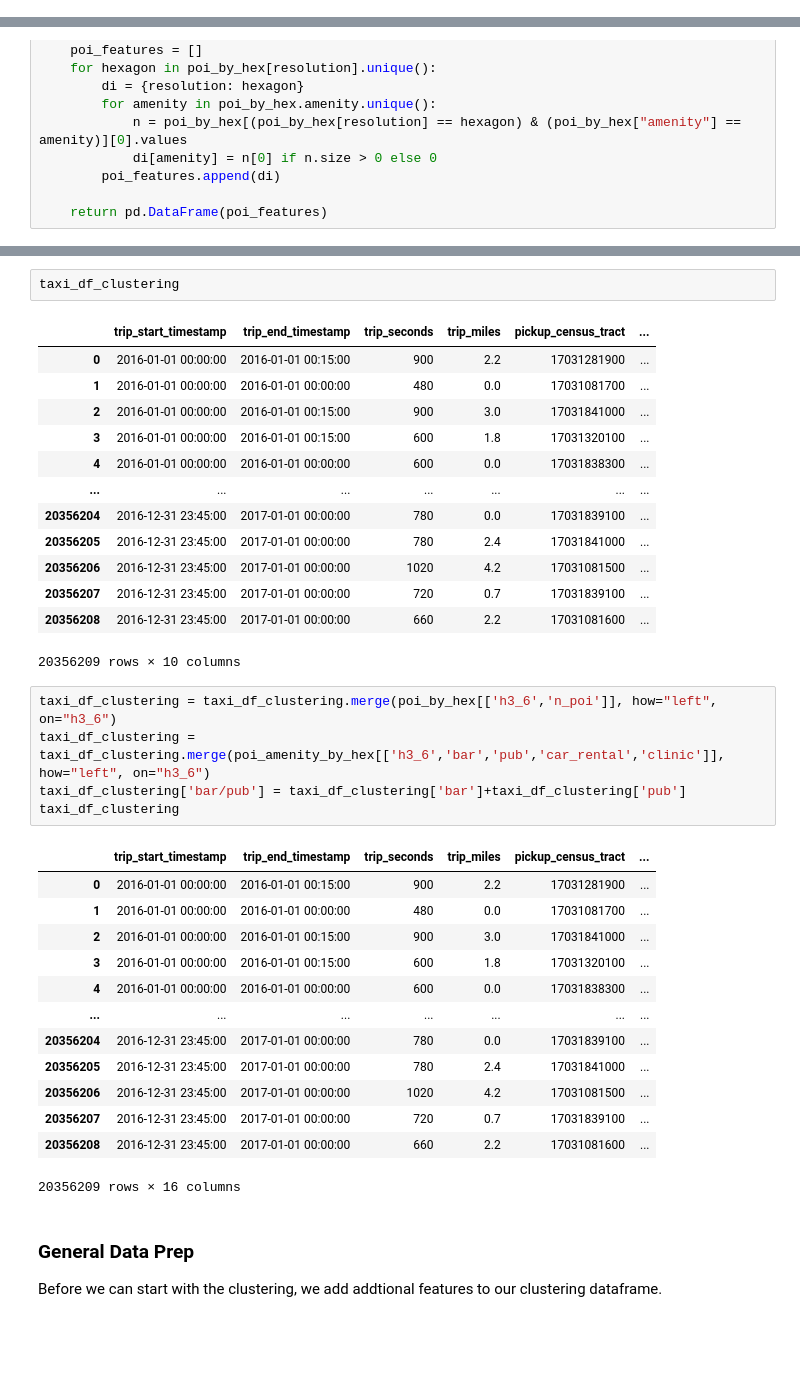
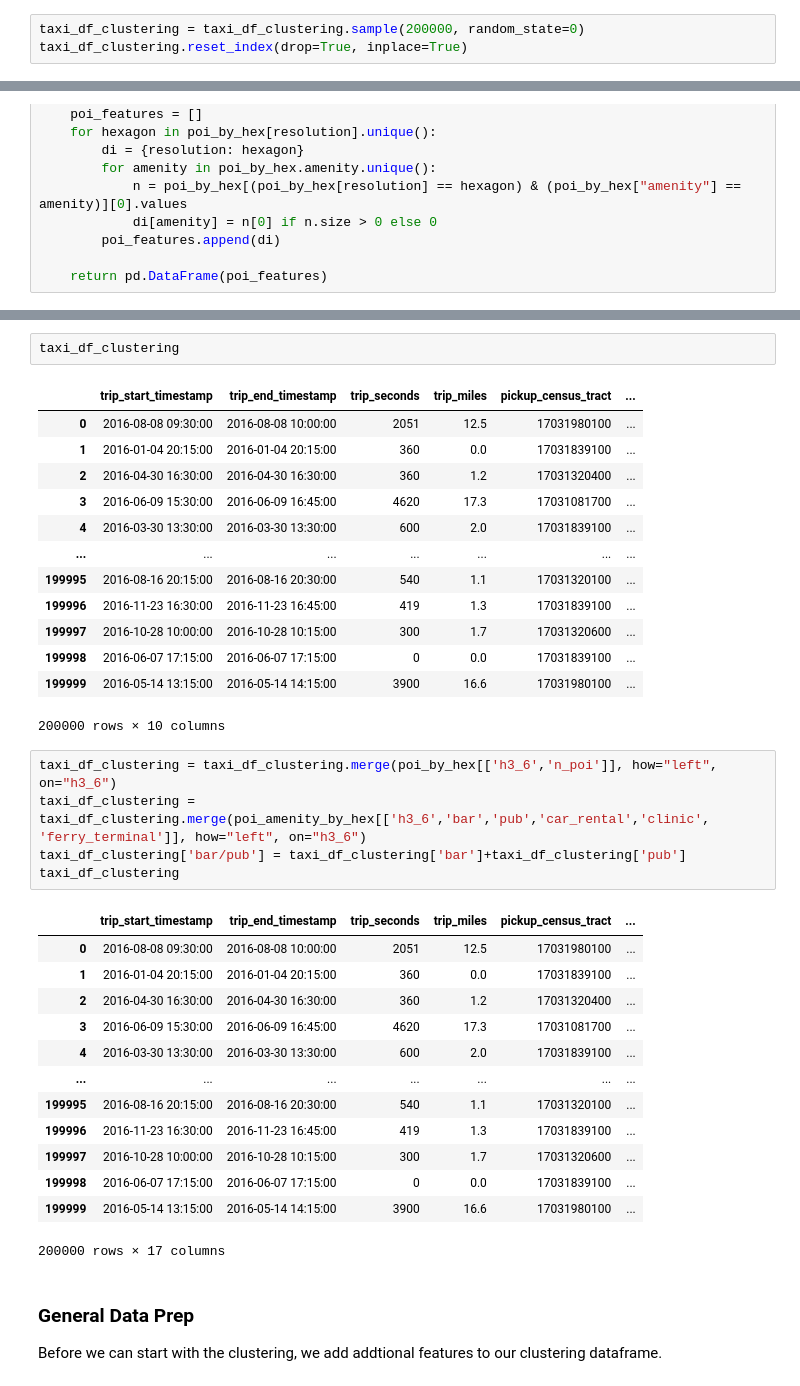
Before and after one commit to yassinehammou27/AAA_intentionally_blank, a Jupyter notebook: clustering.ipynb, the cells around one changed output, grey strips where cells are left out. Drawn from its saved outputs; the diff is of its cells as text; blank space fills up the shorter version.

Commit message:
Potential solution for the cluster analysis (not final version) and added the KDE task

```diff
--- a/clustering.ipynb
+++ b/clustering.ipynb
@@ -35,6 +37,9 @@ As data we the Clustering part incorporates POI. Therefore first downloading the
 # Load Data
 taxi_df_clustering = pd.read_parquet('data/prepared/taxi_data_prepared.gzip')
 ddf_weather = pd.read_parquet("data/prepared/weather_data_hourly_prepared.gzip")
+# %%
+taxi_df_clustering = taxi_df_clustering.sample(200000, random_state=0)
+taxi_df_clustering.reset_index(drop=True, inplace=True)
 # %%
 taxi_df_clustering
 # %% [output]
@@ -109,37 +118,37 @@ poi_amenity_by_hex = get_n_poi_for_resolution_and_amenity()
 taxi_df_clustering
 # %% [output]
 |  | trip_start_timestamp | trip_end_timestamp | trip_seconds | trip_miles | pickup_census_tract | ... |
-| 0 | 2016-01-01 00:00:00 | 2016-01-01 00:15:00 | 900 | 2.2 | 17031281900 | ... |
-| 1 | 2016-01-01 00:00:00 | 2016-01-01 00:00:00 | 480 | 0.0 | 17031081700 | ... |
-| 2 | 2016-01-01 00:00:00 | 2016-01-01 00:15:00 | 900 | 3.0 | 17031841000 | ... |
-| 3 | 2016-01-01 00:00:00 | 2016-01-01 00:15:00 | 600 | 1.8 | 17031320100 | ... |
-| 4 | 2016-01-01 00:00:00 | 2016-01-01 00:00:00 | 600 | 0.0 | 17031838300 | ... |
+| 0 | 2016-08-08 09:30:00 | 2016-08-08 10:00:00 | 2051 | 12.5 | 17031980100 | ... |
+| 1 | 2016-01-04 20:15:00 | 2016-01-04 20:15:00 | 360 | 0.0 | 17031839100 | ... |
+| 2 | 2016-04-30 16:30:00 | 2016-04-30 16:30:00 | 360 | 1.2 | 17031320400 | ... |
+| 3 | 2016-06-09 15:30:00 | 2016-06-09 16:45:00 | 4620 | 17.3 | 17031081700 | ... |
+| 4 | 2016-03-30 13:30:00 | 2016-03-30 13:30:00 | 600 | 2.0 | 17031839100 | ... |
 | ... | ... | ... | ... | ... | ... | ... |
-| 20356204 | 2016-12-31 23:45:00 | 2017-01-01 00:00:00 | 780 | 0.0 | 17031839100 | ... |
-| 20356205 | 2016-12-31 23:45:00 | 2017-01-01 00:00:00 | 780 | 2.4 | 17031841000 | ... |
-| 20356206 | 2016-12-31 23:45:00 | 2017-01-01 00:00:00 | 1020 | 4.2 | 17031081500 | ... |
-| 20356207 | 2016-12-31 23:45:00 | 2017-01-01 00:00:00 | 720 | 0.7 | 17031839100 | ... |
-| 20356208 | 2016-12-31 23:45:00 | 2017-01-01 00:00:00 | 660 | 2.2 | 17031081600 | ... |
+| 199995 | 2016-08-16 20:15:00 | 2016-08-16 20:30:00 | 540 | 1.1 | 17031320100 | ... |
+| 199996 | 2016-11-23 16:30:00 | 2016-11-23 16:45:00 | 419 | 1.3 | 17031839100 | ... |
+| 199997 | 2016-10-28 10:00:00 | 2016-10-28 10:15:00 | 300 | 1.7 | 17031320600 | ... |
+| 199998 | 2016-06-07 17:15:00 | 2016-06-07 17:15:00 | 0 | 0.0 | 17031839100 | ... |
+| 199999 | 2016-05-14 13:15:00 | 2016-05-14 14:15:00 | 3900 | 16.6 | 17031980100 | ... |
-20356209 rows × 10 columns
+200000 rows × 10 columns
 # %%
 taxi_df_clustering = taxi_df_clustering.merge(poi_by_hex[['h3_6','n_poi']], how="left", on="h3_6")
-taxi_df_clustering = taxi_df_clustering.merge(poi_amenity_by_hex[['h3_6','bar','pub','car_rental','clinic']], how="left", on="h3_6")
+taxi_df_clustering = taxi_df_clustering.merge(poi_amenity_by_hex[['h3_6','bar','pub','car_rental','clinic', 'ferry_terminal']], how="left", on="h3_6")
 taxi_df_clustering['bar/pub'] = taxi_df_clustering['bar']+taxi_df_clustering['pub']
 taxi_df_clustering
 # %% [output]
 |  | trip_start_timestamp | trip_end_timestamp | trip_seconds | trip_miles | pickup_census_tract | ... |
-| 0 | 2016-01-01 00:00:00 | 2016-01-01 00:15:00 | 900 | 2.2 | 17031281900 | ... |
-| 1 | 2016-01-01 00:00:00 | 2016-01-01 00:00:00 | 480 | 0.0 | 17031081700 | ... |
-| 2 | 2016-01-01 00:00:00 | 2016-01-01 00:15:00 | 900 | 3.0 | 17031841000 | ... |
-| 3 | 2016-01-01 00:00:00 | 2016-01-01 00:15:00 | 600 | 1.8 | 17031320100 | ... |
-| 4 | 2016-01-01 00:00:00 | 2016-01-01 00:00:00 | 600 | 0.0 | 17031838300 | ... |
+| 0 | 2016-08-08 09:30:00 | 2016-08-08 10:00:00 | 2051 | 12.5 | 17031980100 | ... |
+| 1 | 2016-01-04 20:15:00 | 2016-01-04 20:15:00 | 360 | 0.0 | 17031839100 | ... |
+| 2 | 2016-04-30 16:30:00 | 2016-04-30 16:30:00 | 360 | 1.2 | 17031320400 | ... |
+| 3 | 2016-06-09 15:30:00 | 2016-06-09 16:45:00 | 4620 | 17.3 | 17031081700 | ... |
+| 4 | 2016-03-30 13:30:00 | 2016-03-30 13:30:00 | 600 | 2.0 | 17031839100 | ... |
 | ... | ... | ... | ... | ... | ... | ... |
-| 20356204 | 2016-12-31 23:45:00 | 2017-01-01 00:00:00 | 780 | 0.0 | 17031839100 | ... |
-| 20356205 | 2016-12-31 23:45:00 | 2017-01-01 00:00:00 | 780 | 2.4 | 17031841000 | ... |
-| 20356206 | 2016-12-31 23:45:00 | 2017-01-01 00:00:00 | 1020 | 4.2 | 17031081500 | ... |
-| 20356207 | 2016-12-31 23:45:00 | 2017-01-01 00:00:00 | 720 | 0.7 | 17031839100 | ... |
-| 20356208 | 2016-12-31 23:45:00 | 2017-01-01 00:00:00 | 660 | 2.2 | 17031081600 | ... |
+| 199995 | 2016-08-16 20:15:00 | 2016-08-16 20:30:00 | 540 | 1.1 | 17031320100 | ... |
+| 199996 | 2016-11-23 16:30:00 | 2016-11-23 16:45:00 | 419 | 1.3 | 17031839100 | ... |
+| 199997 | 2016-10-28 10:00:00 | 2016-10-28 10:15:00 | 300 | 1.7 | 17031320600 | ... |
+| 199998 | 2016-06-07 17:15:00 | 2016-06-07 17:15:00 | 0 | 0.0 | 17031839100 | ... |
+| 199999 | 2016-05-14 13:15:00 | 2016-05-14 14:15:00 | 3900 | 16.6 | 17031980100 | ... |
-20356209 rows × 16 columns
+200000 rows × 17 columns
 # %% [markdown]
 ### General Data Prep
 Before we can start with the clustering, we add addtional features to our clustering dataframe.
```
Also changed, not shown: parts of 53 cells of this notebook.
